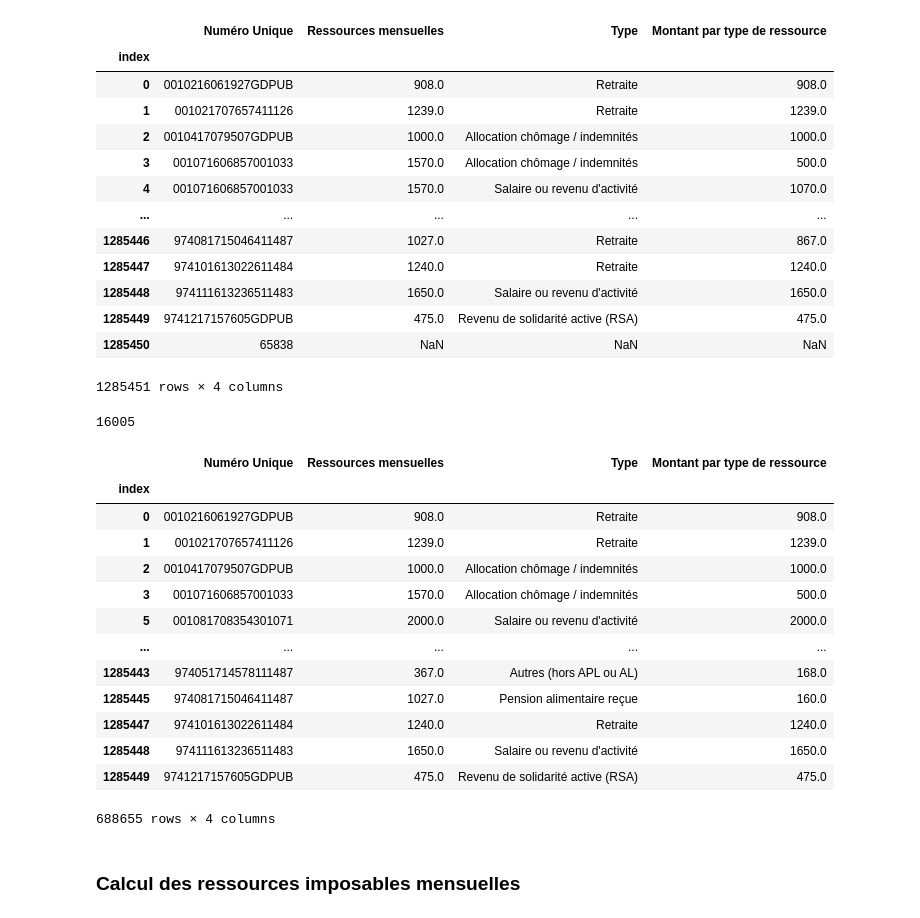
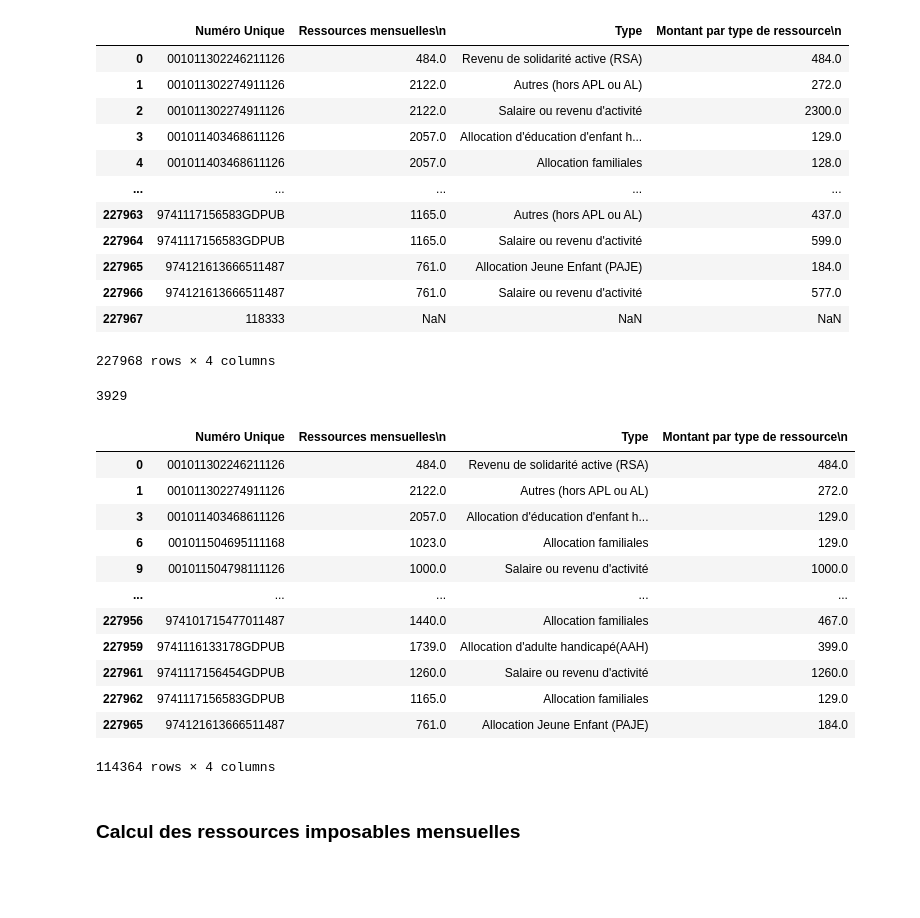
Before and after one commit to cmllbll/Social-Housing-in-France, a Jupyter notebook: Tableaux.ipynb, the cells around one changed output. Cells and saved outputs as stored; diff of their text form; code cells hidden in the pictures; blank space fills up the shorter version.

```diff
--- a/Tableaux.ipynb
+++ b/Tableaux.ipynb
@@ -6,48 +6,46 @@ from tqdm import tqdm
 # %%
 import seaborn as sns
 # %%
-dfd = pd.read_csv(r'C:\Users\arceb\PycharmProjects\pythonProject/demandeurs_IDF__revenus.csv', index_col = 0)
+dfd = pd.read_csv(r'C:\Users\arceb\PycharmProjects\pythonProject/demandeurs_42_69_73_74_revenus.csv', index_col = 0)
 # %%
-dfd=dfd.rename(columns={'Type de ressource': 'Type'})
+dfd=dfd.rename(columns={'Type de ressource\n': 'Type'})
 dfd
 # %% [output]
-|  | Numéro Unique | Ressources mensuelles | Type | Montant par type de ressource |
-| index |  |  |  |  |
-| 0 | 0010216061927GDPUB | 908.0 | Retraite | 908.0 |
-| 1 | 001021707657411126 | 1239.0 | Retraite | 1239.0 |
-| 2 | 0010417079507GDPUB | 1000.0 | Allocation chômage / indemnités | 1000.0 |
-| 3 | 001071606857001033 | 1570.0 | Allocation chômage / indemnités | 500.0 |
-| 4 | 001071606857001033 | 1570.0 | Salaire ou revenu d'activité | 1070.0 |
+|  | Numéro Unique | Ressources mensuelles\n | Type | Montant par type de ressource\n |
+| 0 | 001011302246211126 | 484.0 | Revenu de solidarité active (RSA) | 484.0 |
+| 1 | 001011302274911126 | 2122.0 | Autres (hors APL ou AL) | 272.0 |
+| 2 | 001011302274911126 | 2122.0 | Salaire ou revenu d'activité | 2300.0 |
+| 3 | 001011403468611126 | 2057.0 | Allocation d'éducation d'enfant h... | 129.0 |
+| 4 | 001011403468611126 | 2057.0 | Allocation familiales | 128.0 |
 | ... | ... | ... | ... | ... |
-| 1285446 | 974081715046411487 | 1027.0 | Retraite | 867.0 |
-| 1285447 | 974101613022611484 | 1240.0 | Retraite | 1240.0 |
-| 1285448 | 974111613236511483 | 1650.0 | Salaire ou revenu d'activité | 1650.0 |
-| 1285449 | 9741217157605GDPUB | 475.0 | Revenu de solidarité active (RSA) | 475.0 |
-| 1285450 | 65838 | NaN | NaN | NaN |
+| 227963 | 9741117156583GDPUB | 1165.0 | Autres (hors APL ou AL) | 437.0 |
+| 227964 | 9741117156583GDPUB | 1165.0 | Salaire ou revenu d'activité | 599.0 |
+| 227965 | 974121613666511487 | 761.0 | Allocation Jeune Enfant (PAJE) | 184.0 |
+| 227966 | 974121613666511487 | 761.0 | Salaire ou revenu d'activité | 577.0 |
+| 227967 | 118333 | NaN | NaN | NaN |
-1285451 rows × 4 columns
+227968 rows × 4 columns
 # %%
-dfd['Ressources mensuelles'].isna().sum()
+dfd['Ressources mensuelles\n'].isna().sum()
 # %% [output]
-16005
+3929
 # %%
 dfdbis=dfd.drop_duplicates(subset ="Numéro Unique")
 dfdbis=dfdbis.dropna()
 dfdbis
 # %% [output]
-|  | Numéro Unique | Ressources mensuelles | Type | Montant par type de ressource |
-| index |  |  |  |  |
-| 0 | 0010216061927GDPUB | 908.0 | Retraite | 908.0 |
-| 1 | 001021707657411126 | 1239.0 | Retraite | 1239.0 |
-| 2 | 0010417079507GDPUB | 1000.0 | Allocation chômage / indemnités | 1000.0 |
-| 3 | 001071606857001033 | 1570.0 | Allocation chômage / indemnités | 500.0 |
-| 5 | 001081708354301071 | 2000.0 | Salaire ou revenu d'activité | 2000.0 |
+|  | Numéro Unique | Ressources mensuelles\n | Type | Montant par type de ressource\n |
+| 0 | 001011302246211126 | 484.0 | Revenu de solidarité active (RSA) | 484.0 |
+| 1 | 001011302274911126 | 2122.0 | Autres (hors APL ou AL) | 272.0 |
+| 3 | 001011403468611126 | 2057.0 | Allocation d'éducation d'enfant h... | 129.0 |
+| 6 | 001011504695111168 | 1023.0 | Allocation familiales | 129.0 |
+| 9 | 001011504798111126 | 1000.0 | Salaire ou revenu d'activité | 1000.0 |
 | ... | ... | ... | ... | ... |
-| 1285443 | 974051714578111487 | 367.0 | Autres (hors APL ou AL) | 168.0 |
-| 1285445 | 974081715046411487 | 1027.0 | Pension alimentaire reçue | 160.0 |
-| 1285447 | 974101613022611484 | 1240.0 | Retraite | 1240.0 |
-| 1285448 | 974111613236511483 | 1650.0 | Salaire ou revenu d'activité | 1650.0 |
-| 1285449 | 9741217157605GDPUB | 475.0 | Revenu de solidarité active (RSA) | 475.0 |
+| 227956 | 974101715477011487 | 1440.0 | Allocation familiales | 467.0 |
+| 227959 | 9741116133178GDPUB | 1739.0 | Allocation d'adulte handicapé(AAH) | 399.0 |
+| 227961 | 9741117156454GDPUB | 1260.0 | Salaire ou revenu d'activité | 1260.0 |
+| 227962 | 9741117156583GDPUB | 1165.0 | Allocation familiales | 129.0 |
+| 227965 | 974121613666511487 | 761.0 | Allocation Jeune Enfant (PAJE) | 184.0 |
-688655 rows × 4 columns
+114364 rows × 4 columns
 # %% [markdown]
 ### Calcul des ressources imposables mensuelles
 # %%
```
Also changed, not shown: parts of 43 cells of this notebook, 1 other file.
